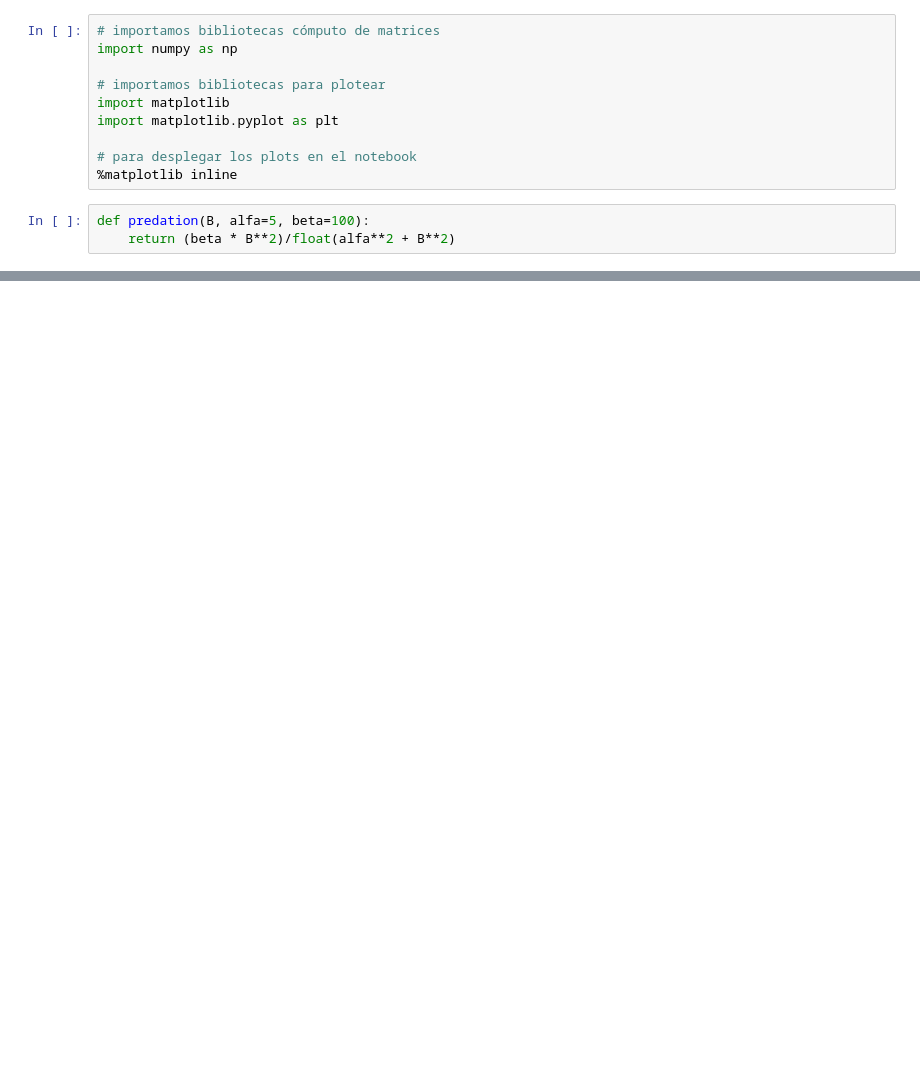
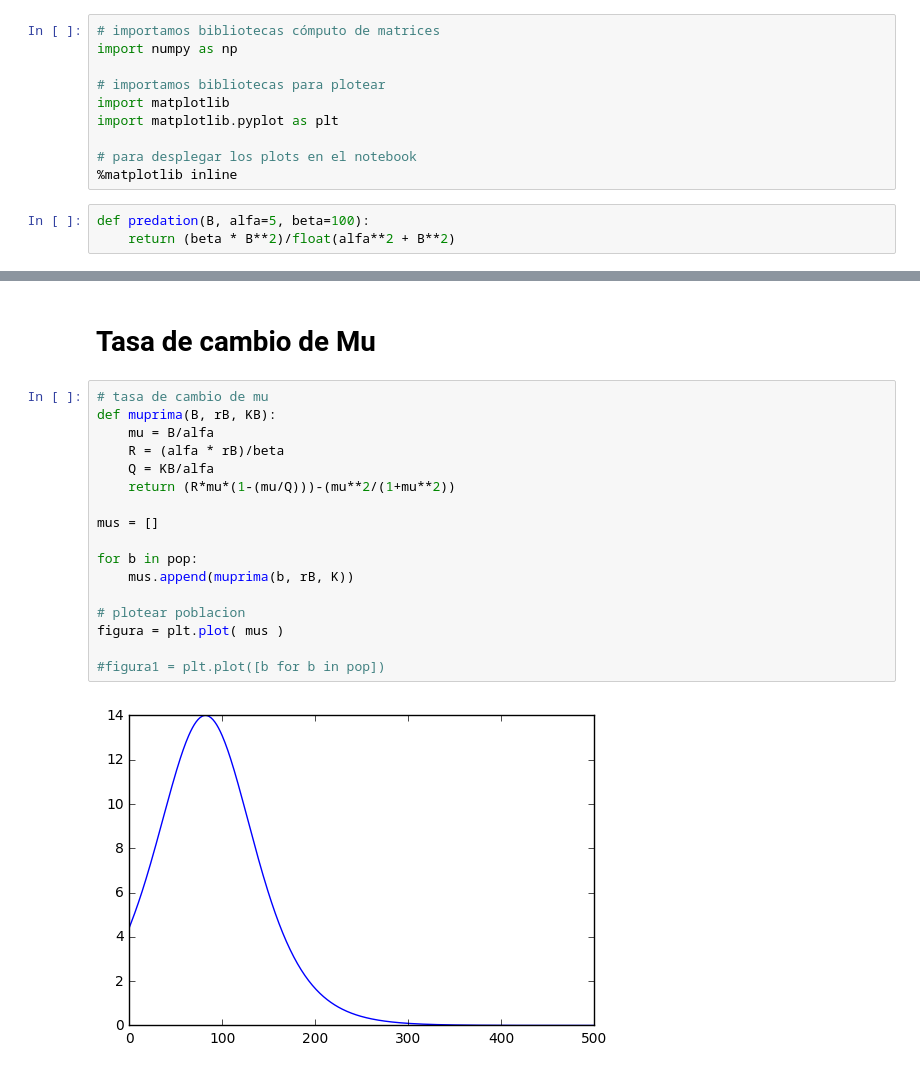
Before and after one commit to rgarcia-herrera/sistemas-dinamicos, a Jupyter notebook: Budworm.ipynb, the cells around one changed output, grey strips where cells are left out. Cells and saved outputs as stored; diff of their text form; blank space fills up the shorter version.

```diff
--- a/Budworm.ipynb
+++ b/Budworm.ipynb
@@ -39,0 +45,21 @@ figura = plt.plot( pop )
+# %% [markdown]
+# Tasa de cambio de Mu
+# %%
+# tasa de cambio de mu
+def muprima(B, rB, KB):
+    mu = B/alfa
+    R = (alfa * rB)/beta
+    Q = KB/alfa
+    return (R*mu*(1-(mu/Q)))-(mu**2/(1+mu**2))
+
+mus = []
+
+for b in pop:
+    mus.append(muprima(b, rB, K))
+
+# plotear poblacion
+figura = plt.plot( mus )
+
+#figura1 = plt.plot([b for b in pop])
+# %% [output]
+[figure, added]
```
Also changed, not shown: parts of 5 cells of this notebook.
